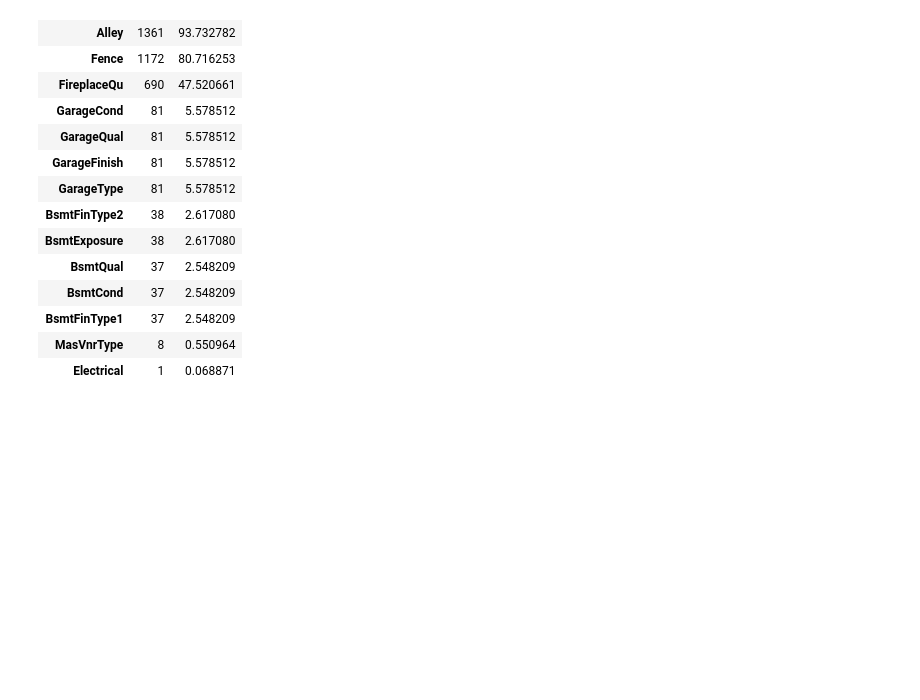
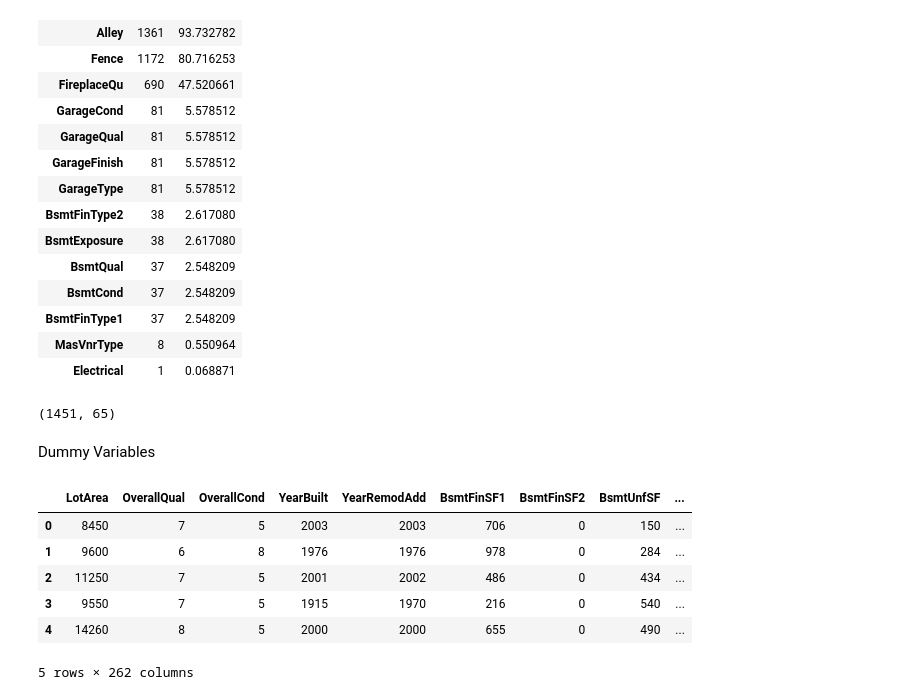
Before and after one commit to georgez-zgeorge/AML_code, a Jupyter notebook: Homework 2/Homework 2.ipynb, the cells around one changed output. Drawn from its saved outputs; the diff is of its cells as text; code cells hidden in the pictures; blank space fills up the shorter version.

```diff
--- a/Homework 2/Homework 2.ipynb
+++ b/Homework 2/Homework 2.ipynb
@@ -283,7 +283,29 @@ nascat_train.head(16)
 | Electrical | 1 | 0.068871 |
 # %%
 train_df=train_df.drop(['MiscFeature','Alley','GarageCond','GarageQual','GarageFinish','GarageType',
-                        'BsmtExposure','BsmtQual','BsmtCond','BsmtFinType2','MasVnrType'],axis=1)
+                        'BsmtExposure','BsmtQual','BsmtCond','BsmtFinType2','MasVnrType','Fence'],axis=1)
 # %%
 #Drop the null in the null in the electrical column
 train_df=train_df[train_df.Electrical.notnull()]
+# %%
+train_df['PoolQC']=train_df['PoolQC'].fillna('No')
+train_df['FireplaceQu']=train_df['FireplaceQu'].fillna('No')
+train_df['BsmtFinType1']=train_df['BsmtFinType1'].fillna('No')
+train_df.shape
+# %% [output]
+(1451, 65)
+# %% [markdown]
+Dummy Variables
+# %%
+current_var=train_df.columns
+cat_var_names=train_df.select_dtypes(exclude=[np.number]).columns
+dummies_train=pd.get_dummies(train_df,prefix=cat_var_names)
+dummies_train.head(5)
+# %% [output]
+|  | LotArea | OverallQual | OverallCond | YearBuilt | YearRemodAdd | BsmtFinSF1 | BsmtFinSF2 | BsmtUnfSF | ... |
+| 0 | 8450 | 7 | 5 | 2003 | 2003 | 706 | 0 | 150 | ... |
+| 1 | 9600 | 6 | 8 | 1976 | 1976 | 978 | 0 | 284 | ... |
+| 2 | 11250 | 7 | 5 | 2001 | 2002 | 486 | 0 | 434 | ... |
+| 3 | 9550 | 7 | 5 | 1915 | 1970 | 216 | 0 | 540 | ... |
+| 4 | 14260 | 8 | 5 | 2000 | 2000 | 655 | 0 | 490 | ... |
+5 rows × 262 columns
```
Also changed, not shown: parts of 24 cells of this notebook.
